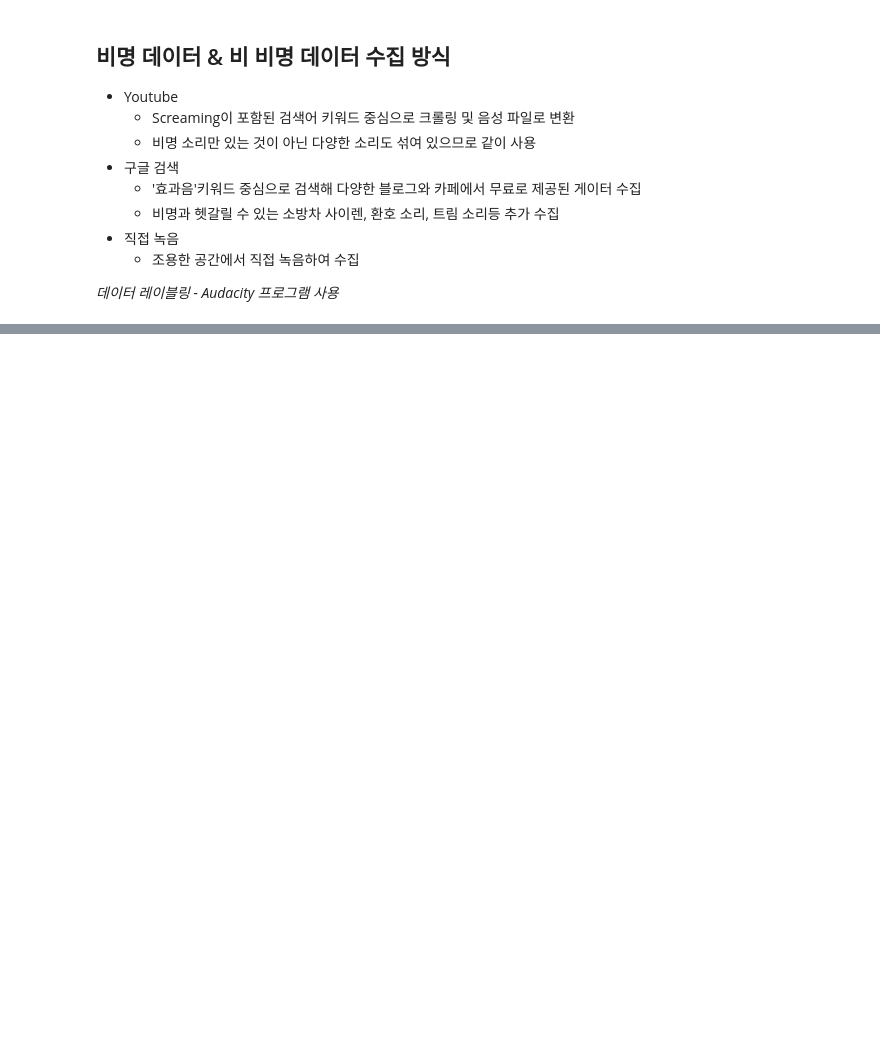
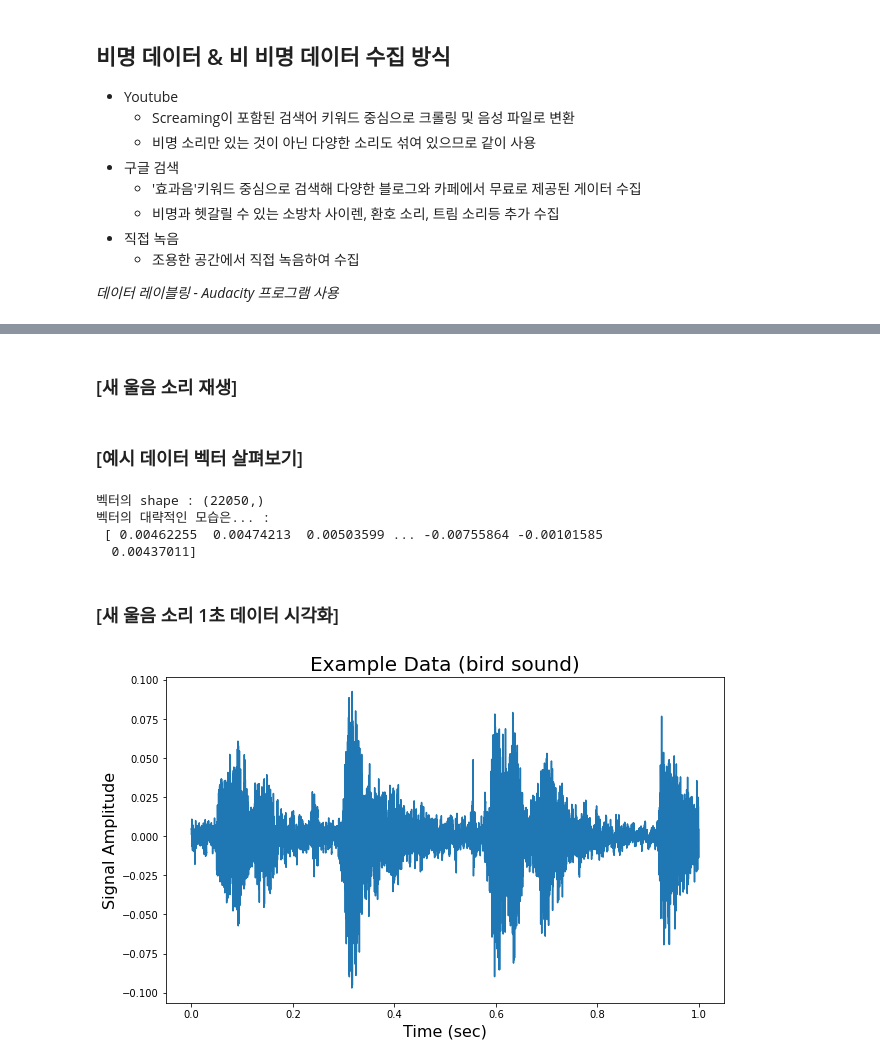
Before and after one commit to ChangSu-Choi/MachineLearning, a Jupyter notebook: PythorchDeepLearningProject/실시간 비명 감지 시스템/source.ipynb, the cells around one changed output, grey strips where cells are left out. Cells and saved outputs as stored; diff of their text form; code cells hidden in the pictures; blank space fills up the shorter version.

```diff
--- a/PythorchDeepLearningProject/실시간 비명 감지 시스템/source.ipynb
+++ b/PythorchDeepLearningProject/실시간 비명 감지 시스템/source.ipynb
@@ -114,0 +170,7 @@ plt.show()
+# %%
+frame_size = 1
+stride = 0.2
+
+idx = example_label['end(s)'] - example_label['start(s)'] >= frame_size
+example_label = example_label[idx]
+# Frame Size(1초) 이상 레이블 구간만 선택한 다는 의미
@@ -114,0 +201,9 @@ plt.show()
+# %%
+frame_vectors = np.zeros((int(total_n_frames), frame_size * sr))
+target_vectors = np.zeros((int(total_n_frames), 1))
+print(
+    f'frame_vectors의 shape : {frame_vectors.shape}\
+    \ntarget_vectors의 shape : {target_vectors.shape}'
+)
+for i in range(len(frame_vedtors)):
+    print(f'{i}-th frame vector[:5] : {frame_vectors[i][:5]}')
@@ -114,0 +219,17 @@ plt.show()
+# %%
+current_idx = 0
+
+for i, (start, end, y) in example_label.iterrows():
+    for j in range(each_n_frames[i]):
+        start_idx = int((start + j * stride) * example_sr)
+        end_idx = start_idx + frame_size * example_sr
+        frame_vectors[current_idx] = example_audio[start_idx:end_idx]
+        target_vectors[current_idx] = y
+        current_idx += 1
+print(
+    f'frame_vectors의 shape : {frame_vectors.shape}\
+    \ntarget_vectors의 shape : {target_vectors.shape}'
+)
+for i in range(len(frame_vectors)):
+    print(f'{i}-th frame vector[:5] : {frame_vectors[i][:5]}')
+print(f'target_vectors : {target_vectors}')
@@ -114,0 +253,4 @@ plt.show()
+# %%
+y = frame_vectors[1]
+# %% [markdown]
+### [새 울음 소리 재생]
@@ -114,0 +259,25 @@ plt.show()
+# %% [markdown]
+### [예시 데이터 벡터 살펴보기]
+# %%
+print(
+    f'벡터의 shape : {y.shape}\
+    \n벡터의 대략적인 모습은... :\n {y}'
+)
+# %% [output]
+벡터의 shape : (22050,)
+벡터의 대략적인 모습은... :
+ [ 0.00462255  0.00474213  0.00503599 ... -0.00755864 -0.00101585
+  0.00437011]
+# %% [markdown]
+### [새 울음 소리 1초 데이터 시각화]
+# %%
+x = [t / sr for t in range(len(y))]
+
+plt.figure(figsize = (10, 6))
+plt.plot(x, y)
+plt.title('Example Data (bird sound)', fontsize=20)
+plt.xlabel('Time (sec)', fontsize=16)
+plt.ylabel('Signal Amplitude', fontsize=16)
+plt.show()
+# %% [output]
+[figure, added]
```
Also changed, not shown: parts of 32 cells of this notebook.
